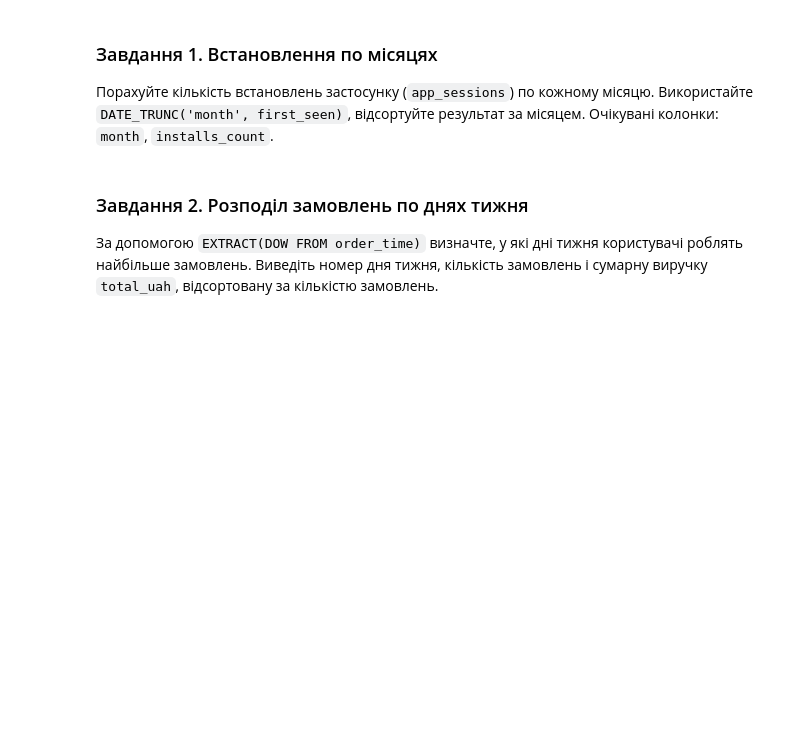
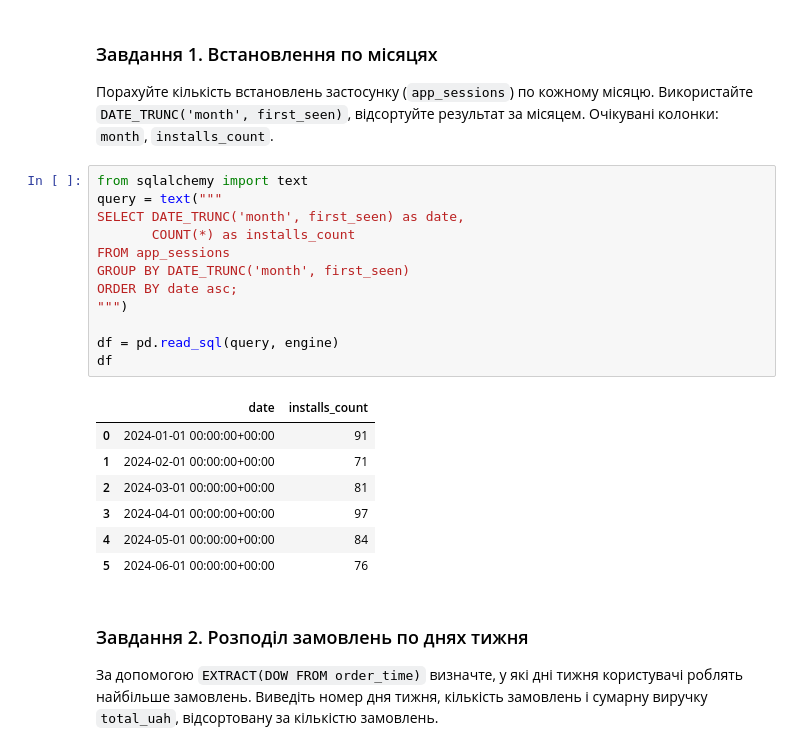
Before and after one commit to cpython-projects/python_da_17_03_26, a Jupyter notebook: lesson_25.ipynb, the cells around one changed output. Saved outputs shown, nothing was run; the diff lists cells and outputs as text; blank space fills up the shorter version.

```diff
--- a/lesson_25.ipynb
+++ b/lesson_25.ipynb
@@ -235,6 +235,26 @@ df
 ### Завдання 1. Встановлення по місяцях
 Порахуйте кількість встановлень застосунку (`app_sessions`) по кожному місяцю. Використайте `DATE_TRUNC('month', first_seen)`, відсортуйте результат за місяцем.
 Очікувані колонки: `month`, `installs_count`.
+# %%
+from sqlalchemy import text
+query = text("""
+SELECT DATE_TRUNC('month', first_seen) as date,
+       COUNT(*) as installs_count
+FROM app_sessions
+GROUP BY DATE_TRUNC('month', first_seen)
+ORDER BY date asc;
+""")
+
+df = pd.read_sql(query, engine)
+df
+# %% [output]
+|  | date | installs_count |
+| 0 | 2024-01-01 00:00:00+00:00 | 91 |
+| 1 | 2024-02-01 00:00:00+00:00 | 71 |
+| 2 | 2024-03-01 00:00:00+00:00 | 81 |
+| 3 | 2024-04-01 00:00:00+00:00 | 97 |
+| 4 | 2024-05-01 00:00:00+00:00 | 84 |
+| 5 | 2024-06-01 00:00:00+00:00 | 76 |
 # %% [markdown]
 ### Завдання 2. Розподіл замовлень по днях тижня
 За допомогою `EXTRACT(DOW FROM order_time)` визначте, у які дні тижня користувачі роблять найбільше замовлень. Виведіть номер дня тижня, кількість замовлень і сумарну виручку `total_uah`, відсортовану за кількістю замовлень.
```
Also changed, not shown: parts of 3 cells of this notebook.
